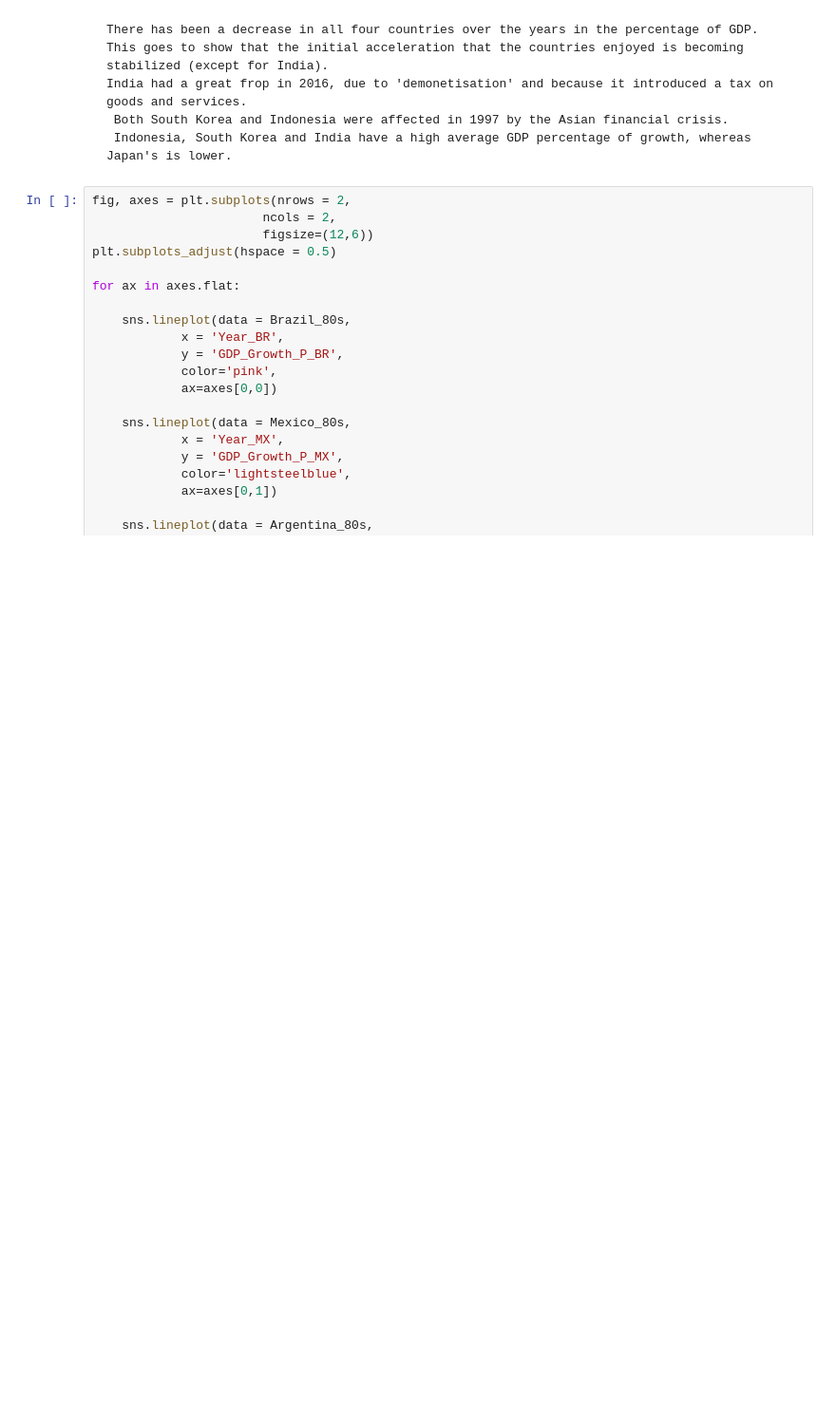
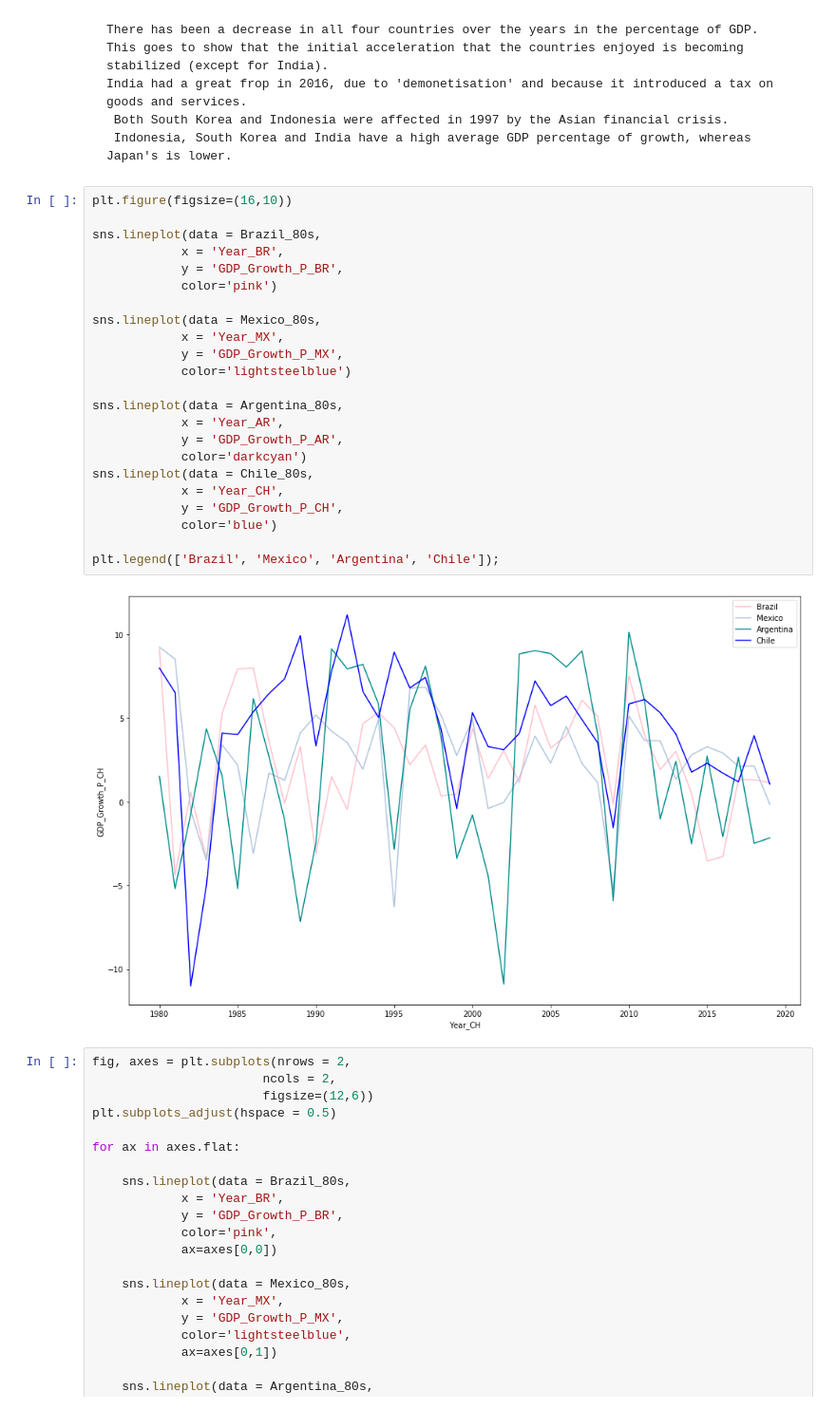
Before and after one commit to AndyRadCat/Country_Trade_EcoGrowth, a Jupyter notebook: New_WB_Data/Countries_WBdata_Trade.ipynb, the cells around one changed output. Shown at 95% size. Drawn from its saved outputs; the diff is of its cells as text; blank space fills up the shorter version.

```diff
--- a/New_WB_Data/Countries_WBdata_Trade.ipynb
+++ b/New_WB_Data/Countries_WBdata_Trade.ipynb
@@ -801,6 +840,31 @@ axes[1,1].axhline(India_80s['GDP_Growth_P_IN'].mean(), color='purple');
     India had a great frop in 2016, due to 'demonetisation' and because it introduced a tax on goods and services.
      Both South Korea and Indonesia were affected in 1997 by the Asian financial crisis.
      Indonesia, South Korea and India have a high average GDP percentage of growth, whereas Japan's is lower.
+# %%
+plt.figure(figsize=(16,10))
+
+sns.lineplot(data = Brazil_80s,
+            x = 'Year_BR',
+            y = 'GDP_Growth_P_BR',
+            color='pink')
+
+sns.lineplot(data = Mexico_80s,
+            x = 'Year_MX',
+            y = 'GDP_Growth_P_MX',
+            color='lightsteelblue')
+
+sns.lineplot(data = Argentina_80s,
+            x = 'Year_AR',
+            y = 'GDP_Growth_P_AR',
+            color='darkcyan')
+sns.lineplot(data = Chile_80s,
+            x = 'Year_CH',
+            y = 'GDP_Growth_P_CH',
+            color='blue')
+
+plt.legend(['Brazil', 'Mexico', 'Argentina', 'Chile']);
+# %% [output]
+[figure, added]
 # %%
 fig, axes = plt.subplots(nrows = 2,
                        ncols = 2,
```
Also changed, not shown: parts of 8 cells of this notebook, 3 other files.
